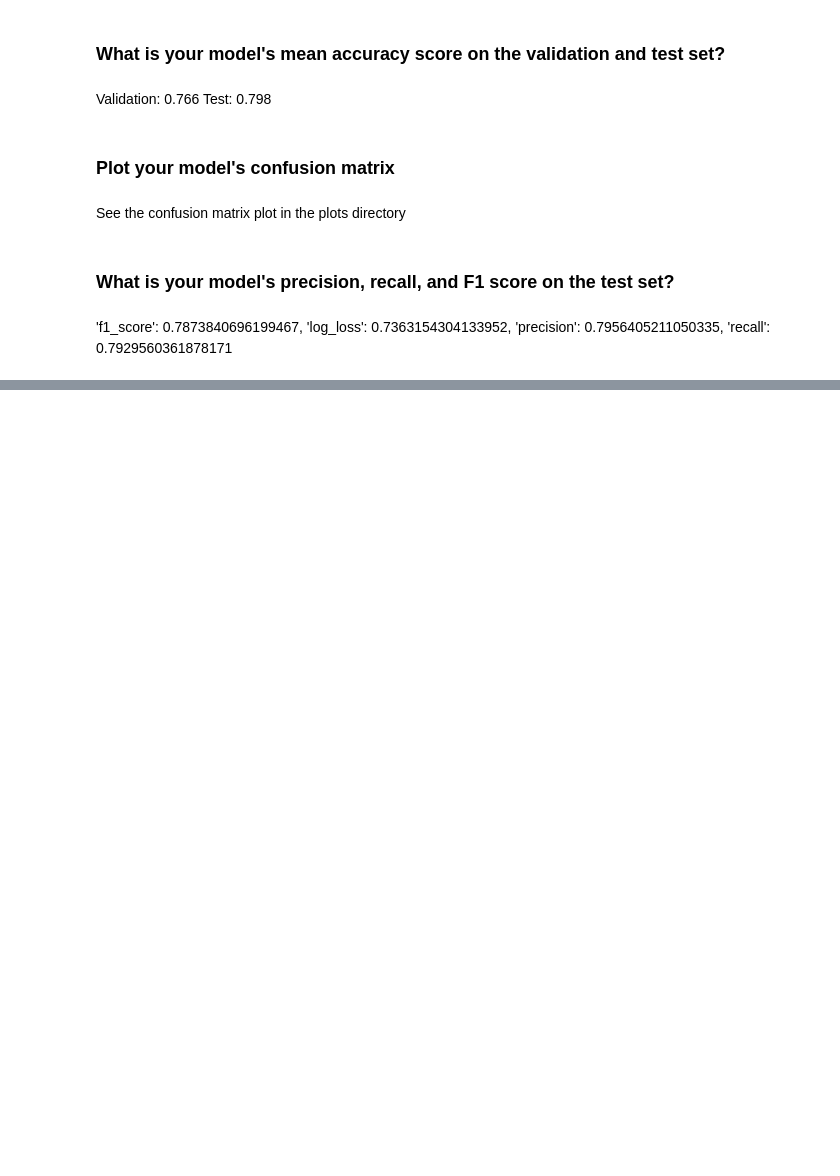
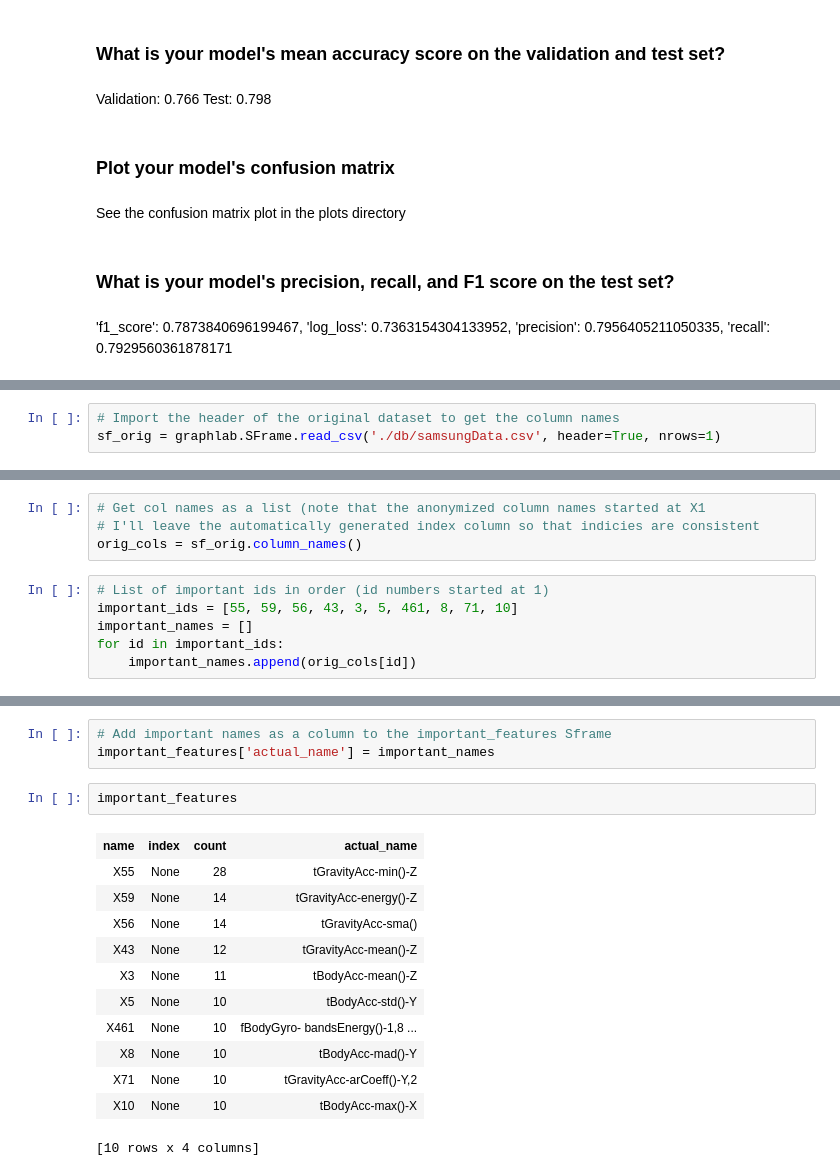
Before and after one commit to yorktronic/data_science, a Jupyter notebook: thinkful/Unit4/decision-trees/decision-trees-black-box.ipynb, the cells around one changed output, grey strips where cells are left out. Saved outputs shown, nothing was run; the diff lists cells and outputs as text; blank space fills up the shorter version.

```diff
--- a/thinkful/Unit4/decision-trees/decision-trees-black-box.ipynb
+++ b/thinkful/Unit4/decision-trees/decision-trees-black-box.ipynb
@@ -207,0 +289,3 @@ See the confusion matrix plot in the plots directory
+# %%
+# Import the header of the original dataset to get the column names
+sf_orig = graphlab.SFrame.read_csv('./db/samsungData.csv', header=True, nrows=1)
@@ -207,0 +304,10 @@ See the confusion matrix plot in the plots directory
+# %%
+# Get col names as a list (note that the anonymized column names started at X1
+# I'll leave the automatically generated index column so that indicies are consistent
+orig_cols = sf_orig.column_names()
+# %%
+# List of important ids in order (id numbers started at 1)
+important_ids = [55, 59, 56, 43, 3, 5, 461, 8, 71, 10]
+important_names = []
+for id in important_ids:
+    important_names.append(orig_cols[id])
@@ -207,0 +327,18 @@ See the confusion matrix plot in the plots directory
+# %%
+# Add important names as a column to the important_features Sframe
+important_features['actual_name'] = important_names
+# %%
+important_features
+# %% [output]
+| name | index | count | actual_name |
+| X55 | None | 28 | tGravityAcc-min()-Z |
+| X59 | None | 14 | tGravityAcc-energy()-Z |
+| X56 | None | 14 | tGravityAcc-sma() |
+| X43 | None | 12 | tGravityAcc-mean()-Z |
+| X3 | None | 11 | tBodyAcc-mean()-Z |
+| X5 | None | 10 | tBodyAcc-std()-Y |
+| X461 | None | 10 | fBodyGyro- bandsEnergy()-1,8 ... |
+| X8 | None | 10 | tBodyAcc-mad()-Y |
+| X71 | None | 10 | tGravityAcc-arCoeff()-Y,2 |
+| X10 | None | 10 | tBodyAcc-max()-X |
+[10 rows x 4 columns]
```
Also changed, not shown: parts of 18 cells of this notebook, 2 other files.
